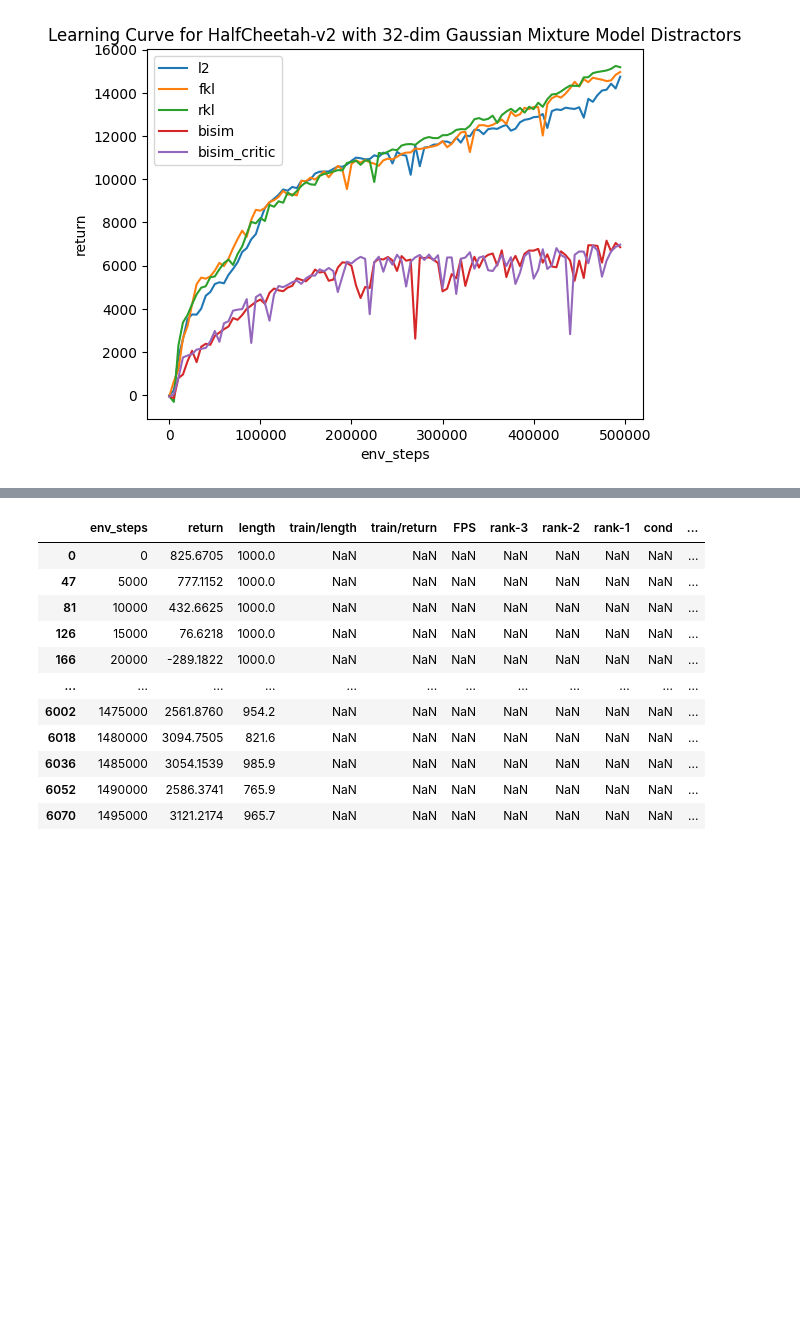
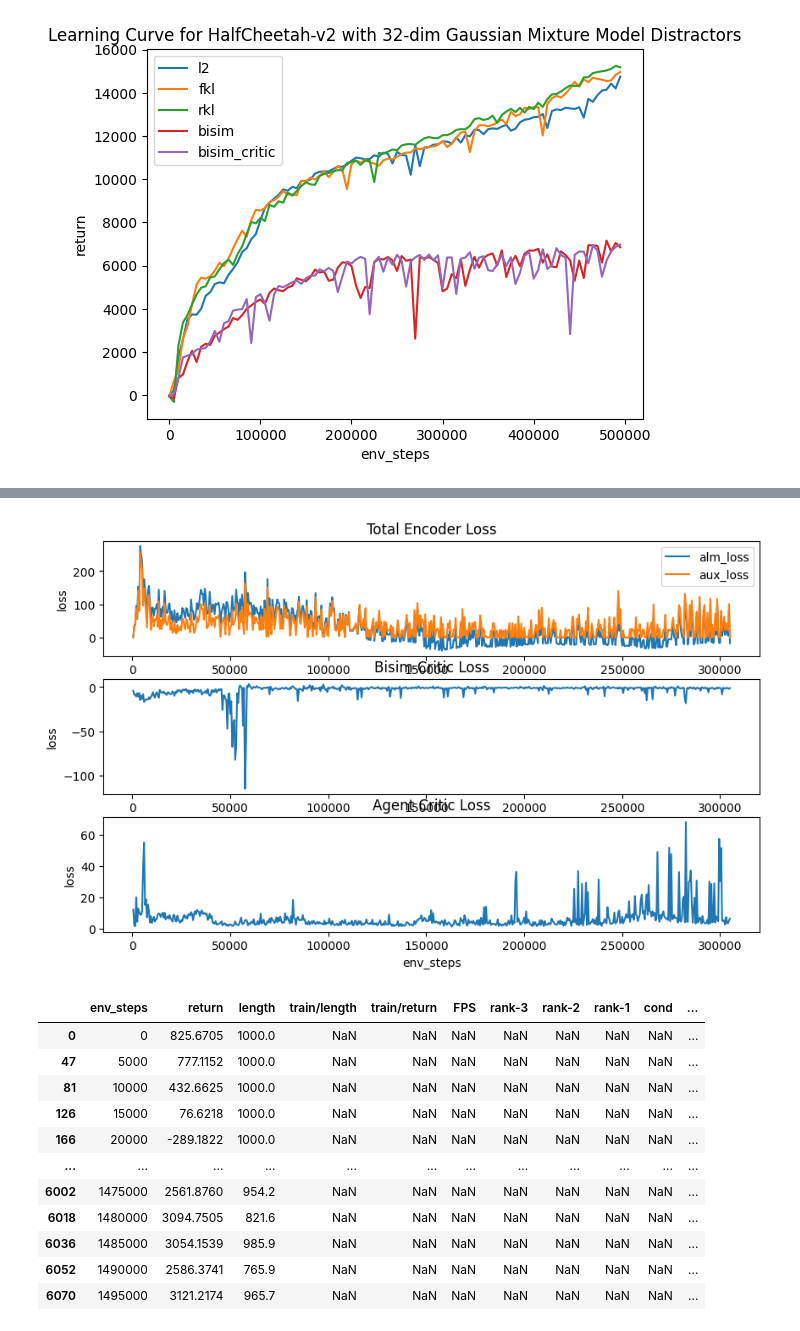
Before and after one commit to rytse/self-predictive-rl, a Jupyter notebook: mujoco_code/vis2.ipynb, the cells around one changed output, grey strips where cells are left out. Saved outputs shown, nothing was run; the diff lists cells and outputs as text; code cells hidden in the pictures; blank space fills up the shorter version.

```diff
--- a/mujoco_code/vis2.ipynb
+++ b/mujoco_code/vis2.ipynb
@@ -48,3 +120,37 @@ plt.show()
+# %%
+df = pd.read_csv(datasets["bisim_critic"])
+df = df[
+    ~df["aux_loss"].isna()
+    & ~df["bisim_critic_loss"].isna()
+    & ~df["alm_loss"].isna()
+    & ~df["critic_loss"].isna()
+]
+
+plt.figure(figsize=(10, 6))
+
+plt.subplot(3, 1, 1)
+plt.plot(df["env_steps"], df["alm_loss"])
+plt.plot(df["env_steps"], df["aux_loss"])
+plt.xlabel("env_steps")
+plt.ylabel("loss")
+plt.title("Total Encoder Loss")
+plt.legend(["alm_loss", "aux_loss"])
+
+plt.subplot(3, 1, 2)
+plt.plot(df["env_steps"], df["bisim_critic_loss"])
+plt.xlabel("env_steps")
+plt.ylabel("loss")
+plt.title("Bisim Critic Loss")
+
+plt.subplot(3, 1, 3)
+plt.plot(df["env_steps"], df["critic_loss"])
+plt.xlabel("env_steps")
+plt.ylabel("loss")
+plt.title("Agent Critic Loss")
+
+plt.show()
+# %% [output]
+[figure, added]
 # %%
 fkl_d32_gmm_df = pd.read_csv(
     "logs/Ant-v2-d32/2024-10-08-14-37-29+5513-5513/progress.csv"
```
Also changed, not shown: parts of 2 cells of this notebook, 2 other files.
